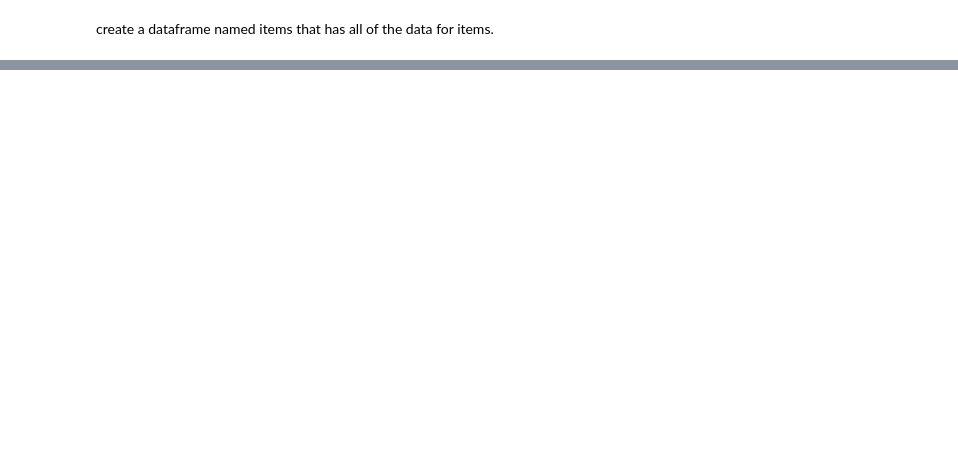
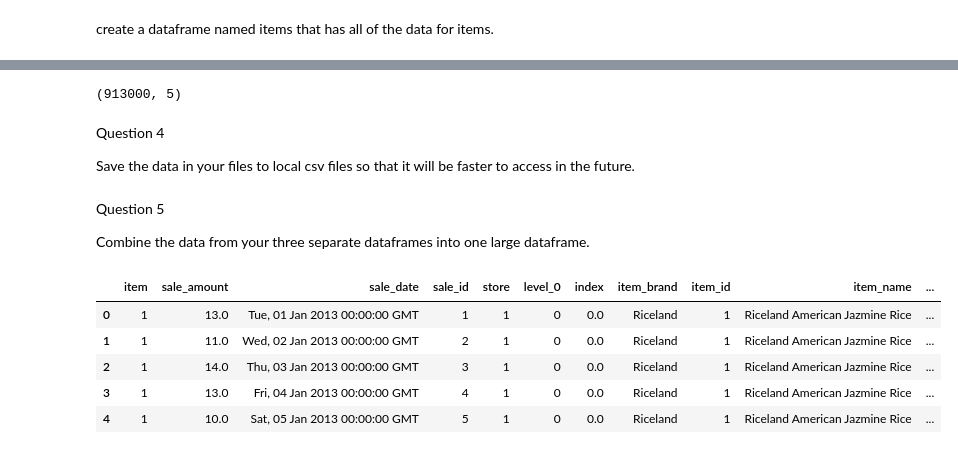
Before and after one commit to tim-keriazes/time-series-exercises, a Jupyter notebook: time_series_exercises.ipynb, the cells around one changed output, grey strips where cells are left out. Cells and saved outputs as stored; diff of their text form; code cells hidden in the pictures; blank space fills up the shorter version.

```diff
--- a/time_series_exercises.ipynb
+++ b/time_series_exercises.ipynb
@@ -332,0 +531,7 @@ create a dataframe named items that has all of the data for items.
+# %%
+#Make a request of the first page of data
+response_sales = requests.get('https://python.zgulde.net/api/v1/sales')
+
+data_sales = response_sales.json()
+
+data_sales.keys()
@@ -332,0 +550,25 @@ create a dataframe named items that has all of the data for items.
+# %%
+#Save the max page integer to a variable
+max_page_sales = data_sales['payload']['max_page']
+# %%
+#Loop through the pages and concatenate the request results to my dataframe
+sales_url = 'https://python.zgulde.net/api/v1/sales?page='
+
+sales = pd.DataFrame(data_sales['payload']['sales'])
+
+for i in range(2, max_page_sales + 1):
+    response = requests.get(sales_url + str(i))
+    json = response.json()
+    df = pd.DataFrame(json['payload']['sales'])
+    sales = pd.concat([sales, df])
+
+sales.shape
+# %% [output]
+(913000, 5)
+# %%
+#Reset the index
+sales.reset_index(inplace=True)
+# %% [markdown]
+Question 4
+
+Save the data in your files to local csv files so that it will be faster to access in the future.
@@ -332,0 +580,16 @@ create a dataframe named items that has all of the data for items.
+# %% [markdown]
+Question 5
+
+Combine the data from your three separate dataframes into one large dataframe.
+# %%
+#Left merge items onto sales
+super_df = sales.merge(items, how='left',
+                       left_on='item', right_on='item_id')
+super_df.head()
+# %% [output]
+|  | item | sale_amount | sale_date | sale_id | store | level_0 | index | item_brand | item_id | item_name | ... |
+| 0 | 1 | 13.0 | Tue, 01 Jan 2013 00:00:00 GMT | 1 | 1 | 0 | 0.0 | Riceland | 1 | Riceland American Jazmine Rice | ... |
+| 1 | 1 | 11.0 | Wed, 02 Jan 2013 00:00:00 GMT | 2 | 1 | 0 | 0.0 | Riceland | 1 | Riceland American Jazmine Rice | ... |
+| 2 | 1 | 14.0 | Thu, 03 Jan 2013 00:00:00 GMT | 3 | 1 | 0 | 0.0 | Riceland | 1 | Riceland American Jazmine Rice | ... |
+| 3 | 1 | 13.0 | Fri, 04 Jan 2013 00:00:00 GMT | 4 | 1 | 0 | 0.0 | Riceland | 1 | Riceland American Jazmine Rice | ... |
+| 4 | 1 | 10.0 | Sat, 05 Jan 2013 00:00:00 GMT | 5 | 1 | 0 | 0.0 | Riceland | 1 | Riceland American Jazmine Rice | ... |
```
Also changed, not shown: parts of 46 cells of this notebook.
